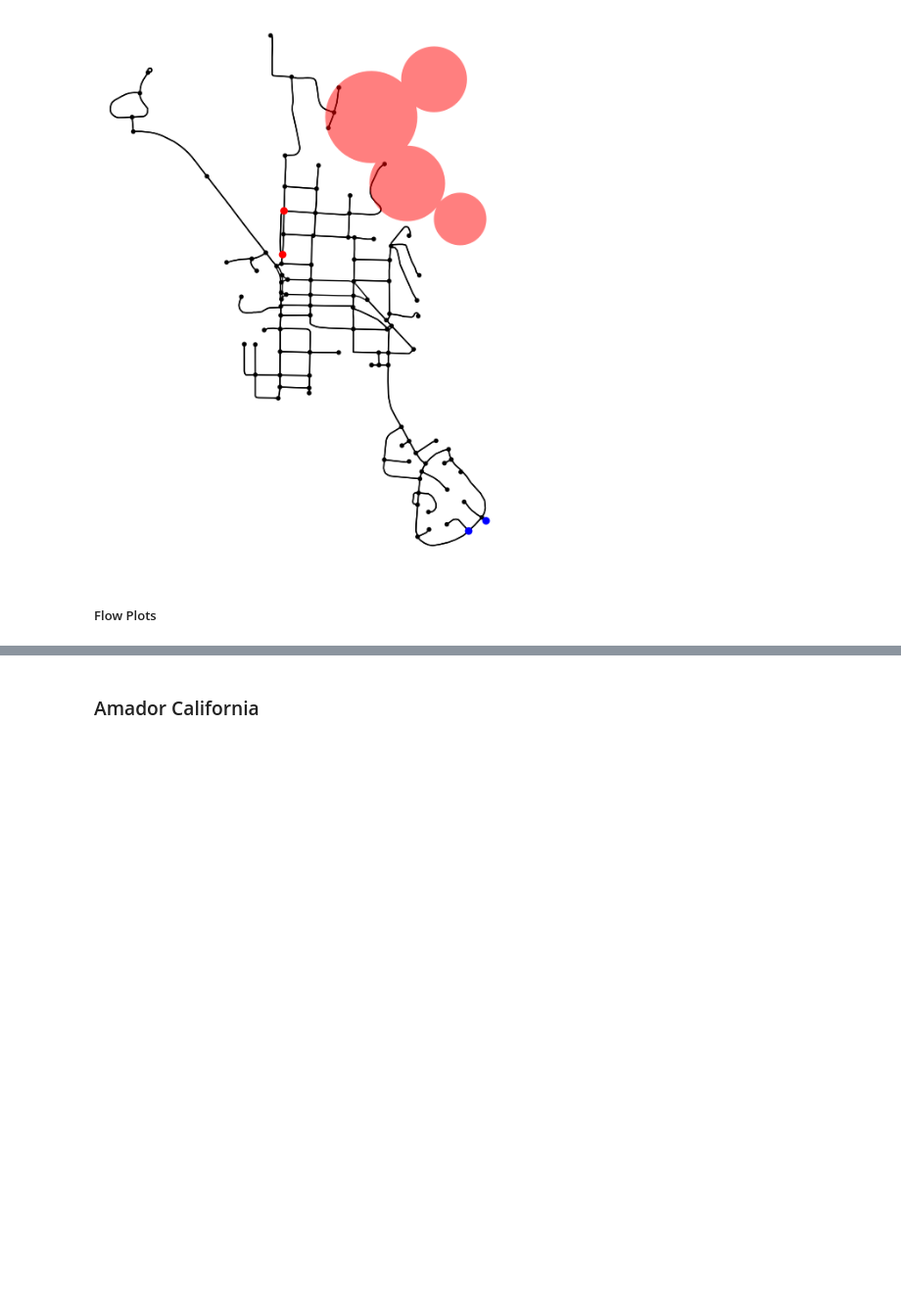
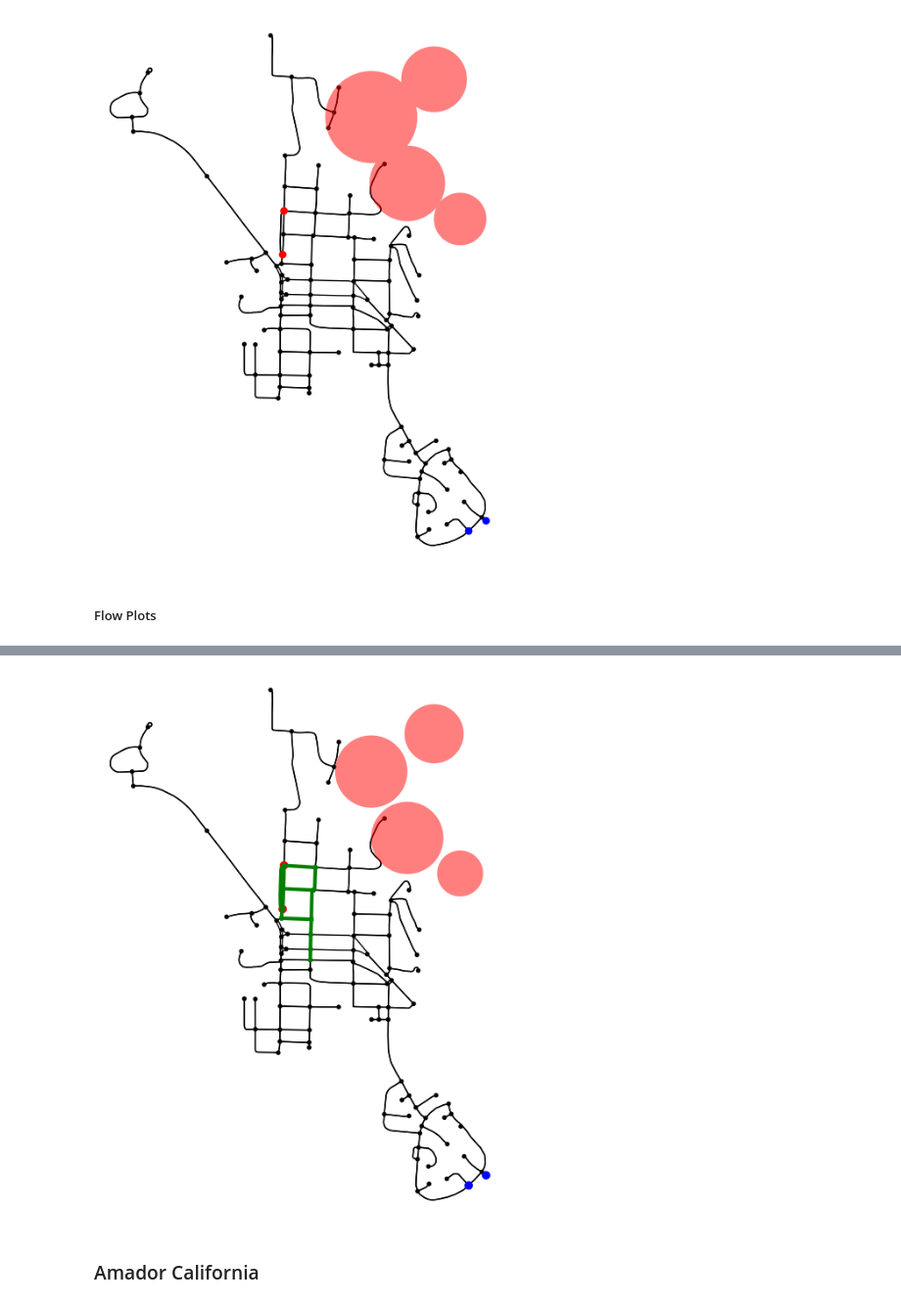
Before and after one commit to DillWithIt77/Fire_Evac_F22, a Jupyter notebook: Real-world Testing.ipynb, the cells around one changed output, grey strips where cells are left out. Shown at 98% size. Cells and saved outputs as stored; diff of their text form; code cells hidden in the pictures; blank space fills up the shorter version.

```diff
--- a/Real-world Testing.ipynb
+++ b/Real-world Testing.ipynb
@@ -978,21 +1009,34 @@ ax.set_facecolor('white')
 # %%
-orig_paths_merg = ten_to_orig_paths(colored_max_flow_ten_merg,merged_ten, G)
-cl = np.array(ox.plot.get_colors(len(orig_paths_merg),cmap = "tab20",return_hex = True))
-colors=['blue' if y['sup_dem'] < 0 else 'red' if y['sup_dem'] > 0 else 'black' for x,y in G.nodes(data=True)]
+end_time_int = 40
+orig_nodes_len =len(G.nodes)
+flow_edges = [(x[0],x[1]) for x in ten_s_t_flow.edges(data = True) if ten_s_t_flow[x[0]][x[1]]['color'] == (1,0,0)]
+flow_edges.sort(key=lambda tup: tup[0])
+
+orig_flow_edges = flow_at_time_int(ten_s_t_flow, flow_edges, G, end_time_int)
+
+flow_colors = ['green' if (x,y) in orig_flow_edges else 'black' for x,y,z in G.edges(data=True)]
+sup_dem_colors=['blue' if y['sup_dem'] < 0 else 'red' if y['sup_dem'] > 0 else 'black' for x,y in G.nodes(data=True)]
 size =[ 50 if y['sup_dem'] != 0 else 15 for x,y in G.nodes(data=True)]
-fig, ax = ox.plot_graph_routes(G, orig_paths, edge_color = 'black', node_color = colors, route_colors='green',
-                               route_linewidth=0.5, node_size = size, show = False, close = False, route_alpha = 1)
 
-if fire_poly_mat[-1].geom_type == 'Polygon':
-    x,y = fire_poly_mat[-1].exterior.xy
+fig, ax = ox.plot_graph(G, edge_color = 'black', node_color = colors, edge_linewidth = 1, node_size = size, show = False, close = False)
+
+for i, (u, v, d) in enumerate(G.edges(data=True)):
+    if (u,v) in orig_flow_edges:
+        ox.plot_graph_route(G, (u, v), route_color=flow_colors[i], route_linewidth = 3, orig_dest_size = 15, ax=ax, route_alpha = 1, show=False,close=False)
+
+if fire_poly_mat_1[end_time_int].geom_type == 'Polygon':
+    x,y = fire_poly_mat_1[end_time_int].exterior.xy
     ax.fill(x,y,'r', alpha = 0.5)
 else:
-    for geom in fire_poly_mat[-1].geoms:
+    for geom in fire_poly_mat_1[end_time_int].geoms:
         xs, ys = geom.exterior.xy
         ax.fill(xs, ys, alpha=0.5, fc='r', ec='none')
 
 
 ax.set_facecolor('white')
+plt.show()
+# %% [output]
+[figure, added]
 # %% [markdown]
 ### Amador California
 # %%
```
Also changed, not shown: parts of 12 cells of this notebook.
